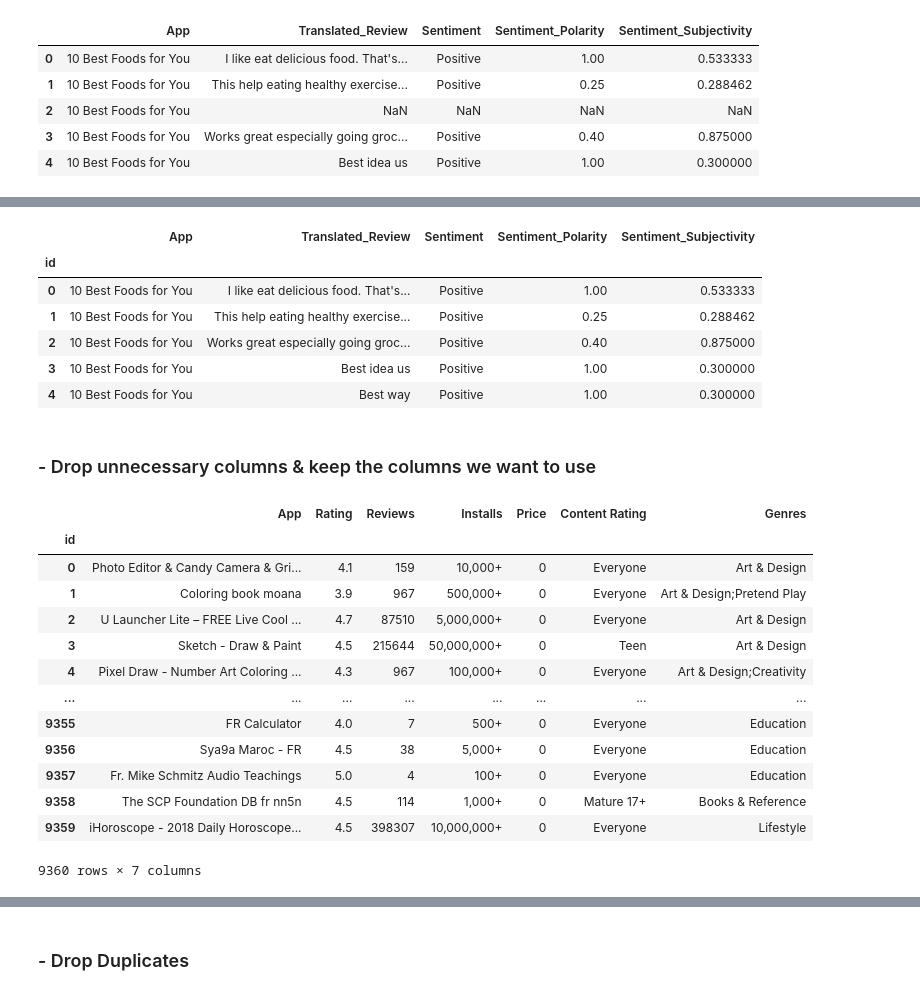
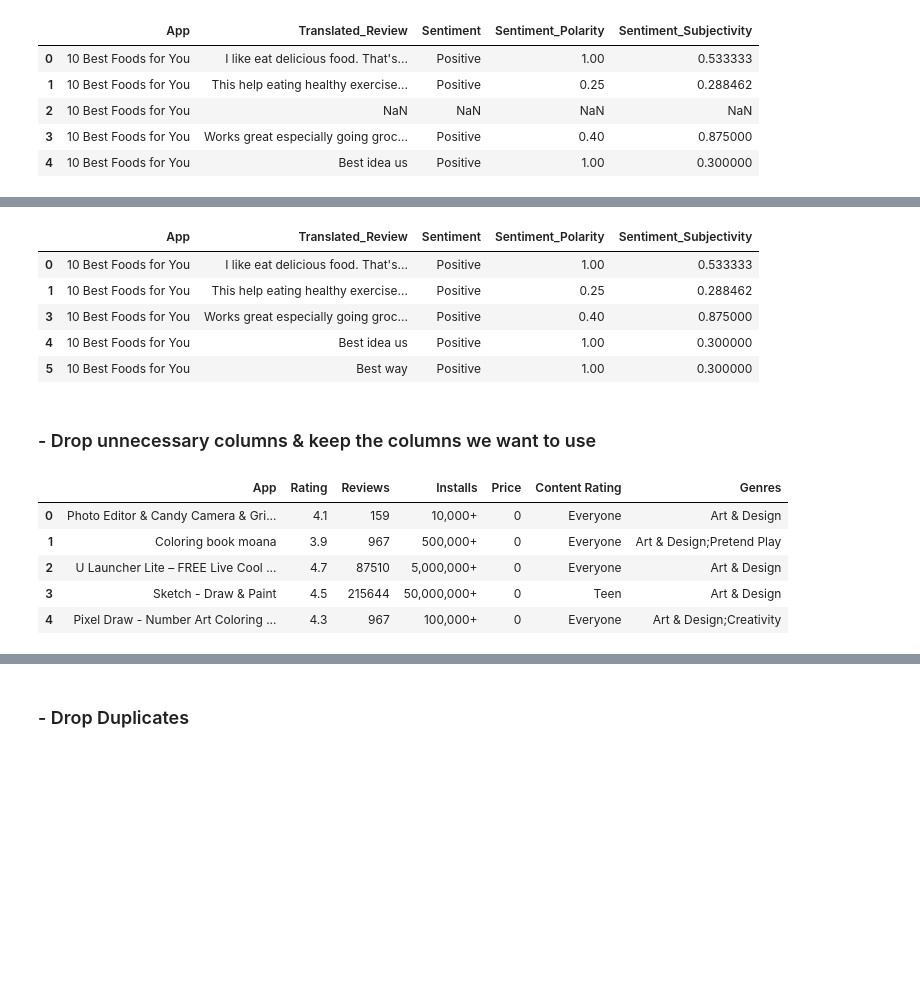
Before and after one commit to juliabrunett/ETL_Project, a Jupyter notebook: google_play.ipynb, the cells around one changed output, grey strips where cells are left out. Cells and saved outputs as stored; diff of their text form; code cells hidden in the pictures; blank space fills up the shorter version.

Commit message:
Fixed duplicates in reviews_df

```diff
--- a/google_play.ipynb
+++ b/google_play.ipynb
@@ -64,44 +67,32 @@ play_store_df.head()
 # %%
 # Drop the NA values
 reviews_df = reviews_df.dropna(how="any")
-reviews_df = reviews_df.reset_index(drop=True).reset_index()
-reviews_df = reviews_df.rename(columns={"index": "id"})
-reviews_df.set_index("id", inplace=True)
 reviews_df.head()
 # %% [output]
 |  | App | Translated_Review | Sentiment | Sentiment_Polarity | Sentiment_Subjectivity |
-| id |  |  |  |  |  |
 | 0 | 10 Best Foods for You | I like eat delicious food. That's... | Positive | 1.00 | 0.533333 |
 | 1 | 10 Best Foods for You | This help eating healthy exercise... | Positive | 0.25 | 0.288462 |
-| 2 | 10 Best Foods for You | Works great especially going groc... | Positive | 0.40 | 0.875000 |
-| 3 | 10 Best Foods for You | Best idea us | Positive | 1.00 | 0.300000 |
-| 4 | 10 Best Foods for You | Best way | Positive | 1.00 | 0.300000 |
+| 3 | 10 Best Foods for You | Works great especially going groc... | Positive | 0.40 | 0.875000 |
+| 4 | 10 Best Foods for You | Best idea us | Positive | 1.00 | 0.300000 |
+| 5 | 10 Best Foods for You | Best way | Positive | 1.00 | 0.300000 |
 # %% [markdown]
 ### - Drop unnecessary columns & keep the columns we want to use
 # %%
 #drop columns from play store dataframe
 del play_store_df["Category"]
 del play_store_df["Size"]
 del play_store_df["Type"]
 del play_store_df["Last Updated"]
 del play_store_df["Current Ver"]
 del play_store_df["Android Ver"]
-play_store_df
+play_store_df.head()
 # %% [output]
 |  | App | Rating | Reviews | Installs | Price | Content Rating | Genres |
-| id |  |  |  |  |  |  |  |
 | 0 | Photo Editor & Candy Camera & Gri... | 4.1 | 159 | 10,000+ | 0 | Everyone | Art & Design |
 | 1 | Coloring book moana | 3.9 | 967 | 500,000+ | 0 | Everyone | Art & Design;Pretend Play |
 | 2 | U Launcher Lite – FREE Live Cool ... | 4.7 | 87510 | 5,000,000+ | 0 | Everyone | Art & Design |
 | 3 | Sketch - Draw & Paint | 4.5 | 215644 | 50,000,000+ | 0 | Teen | Art & Design |
 | 4 | Pixel Draw - Number Art Coloring ... | 4.3 | 967 | 100,000+ | 0 | Everyone | Art & Design;Creativity |
-| ... | ... | ... | ... | ... | ... | ... | ... |
-| 9355 | FR Calculator | 4.0 | 7 | 500+ | 0 | Everyone | Education |
-| 9356 | Sya9a Maroc - FR | 4.5 | 38 | 5,000+ | 0 | Everyone | Education |
-| 9357 | Fr. Mike Schmitz Audio Teachings | 5.0 | 4 | 100+ | 0 | Everyone | Education |
-| 9358 | The SCP Foundation DB fr nn5n | 4.5 | 114 | 1,000+ | 0 | Mature 17+ | Books & Reference |
-| 9359 | iHoroscope - 2018 Daily Horoscope... | 4.5 | 398307 | 10,000,000+ | 0 | Everyone | Lifestyle |
-9360 rows × 7 columns
 # %%
 #drop columns from reviews dataframe
 del reviews_df["Translated_Review"]
```
Also changed, not shown: parts of 41 cells of this notebook.
